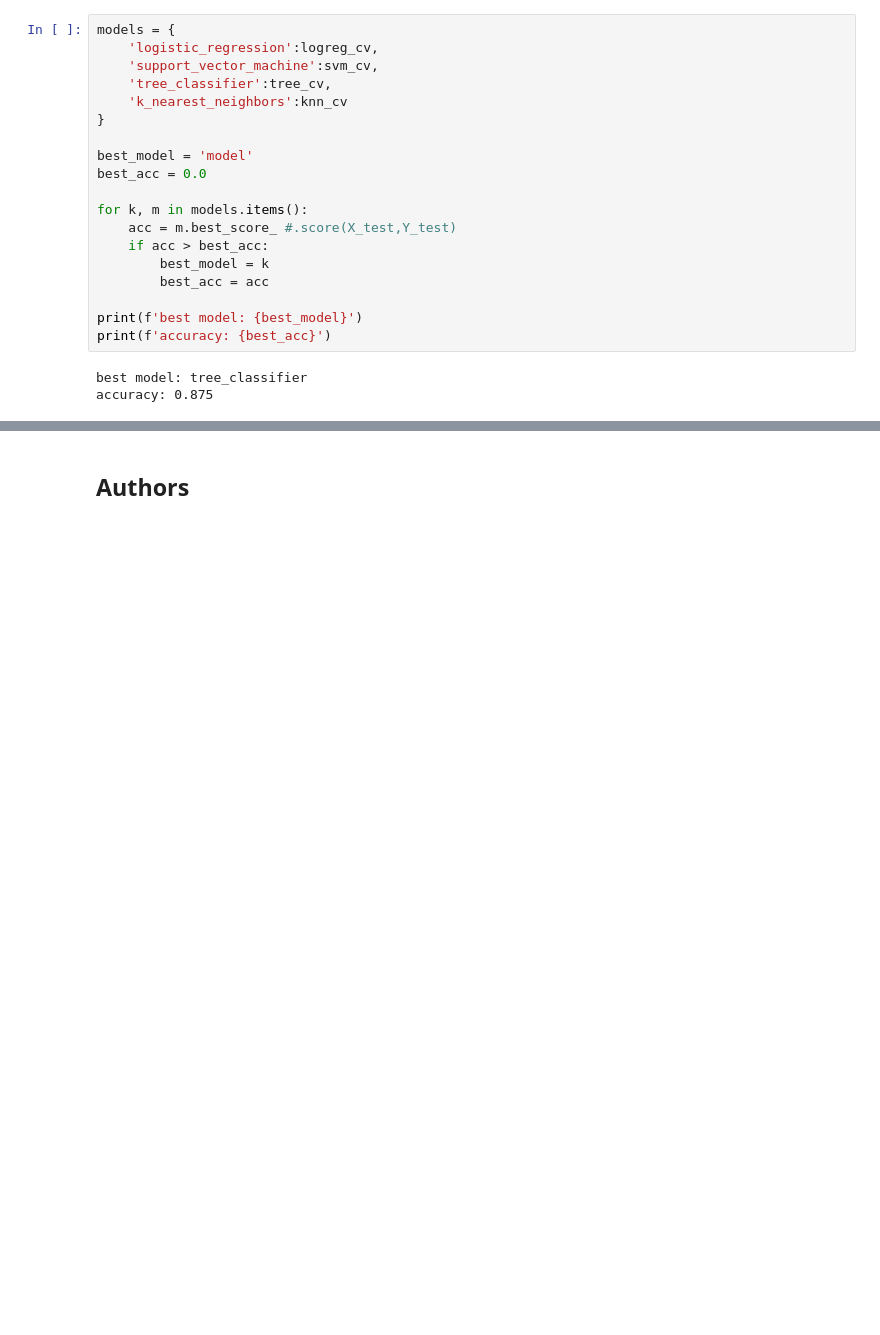
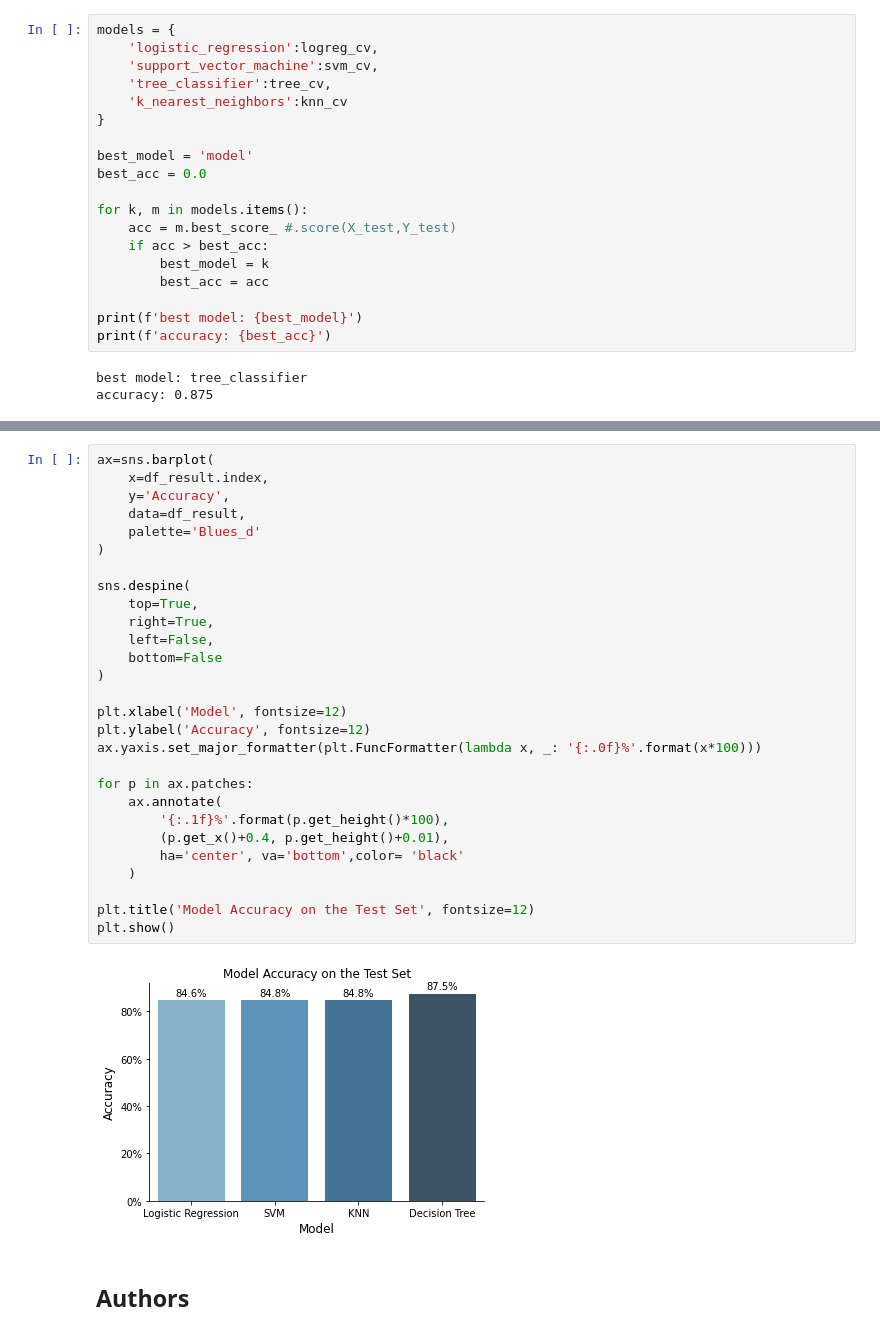
Before and after one commit to j9oo/SpaceY, a Jupyter notebook: lab08_machine_learning_prediction.ipynb, the cells around one changed output, grey strips where cells are left out. Saved outputs shown, nothing was run; the diff lists cells and outputs as text; blank space fills up the shorter version.

```diff
--- a/lab08_machine_learning_prediction.ipynb
+++ b/lab08_machine_learning_prediction.ipynb
@@ -438,3 +447,33 @@ df_result.round(3)
+# %%
+ax=sns.barplot(
+    x=df_result.index,
+    y='Accuracy',
+    data=df_result,
+    palette='Blues_d'
+)
+
+sns.despine(
+    top=True,
+    right=True,
+    left=False,
+    bottom=False
+)
+
+plt.xlabel('Model', fontsize=12)
+plt.ylabel('Accuracy', fontsize=12)
+ax.yaxis.set_major_formatter(plt.FuncFormatter(lambda x, _: '{:.0f}%'.format(x*100)))
+
+for p in ax.patches:
+    ax.annotate(
+        '{:.1f}%'.format(p.get_height()*100),
+        (p.get_x()+0.4, p.get_height()+0.01),
+        ha='center', va='bottom',color= 'black'
+    )
+
+plt.title('Model Accuracy on the Test Set', fontsize=12)
+plt.show()
+# %% [output]
+[figure, added]
 # %% [markdown]
 ## Authors
 # %% [markdown]
```
Also changed, not shown: parts of 12 cells of this notebook.
